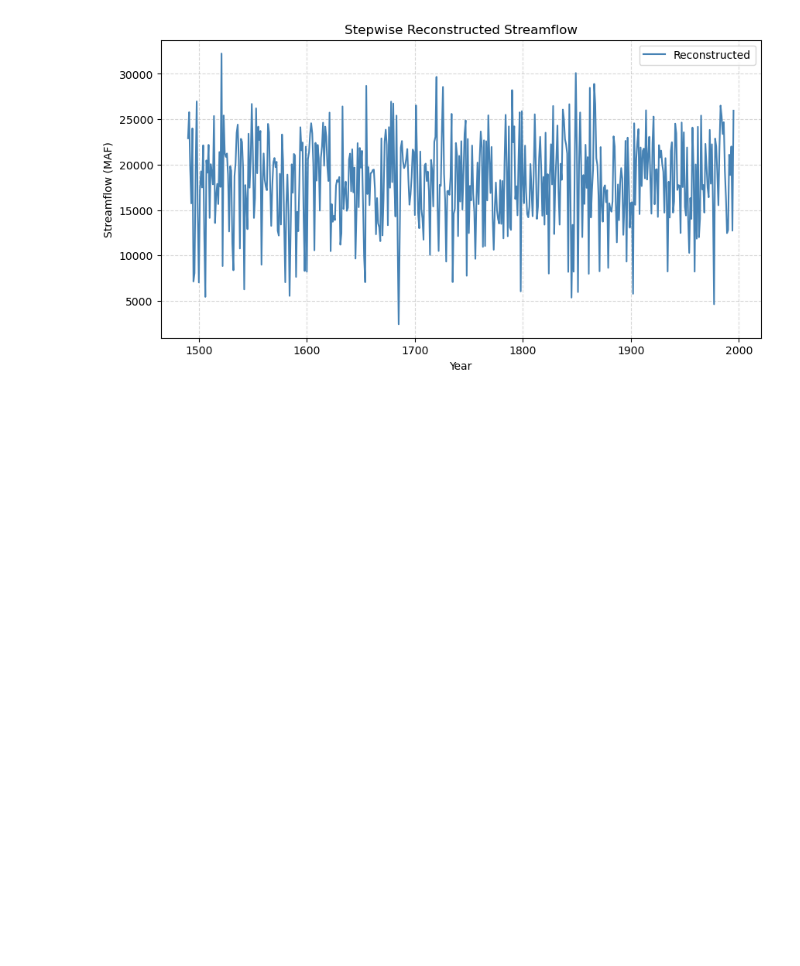
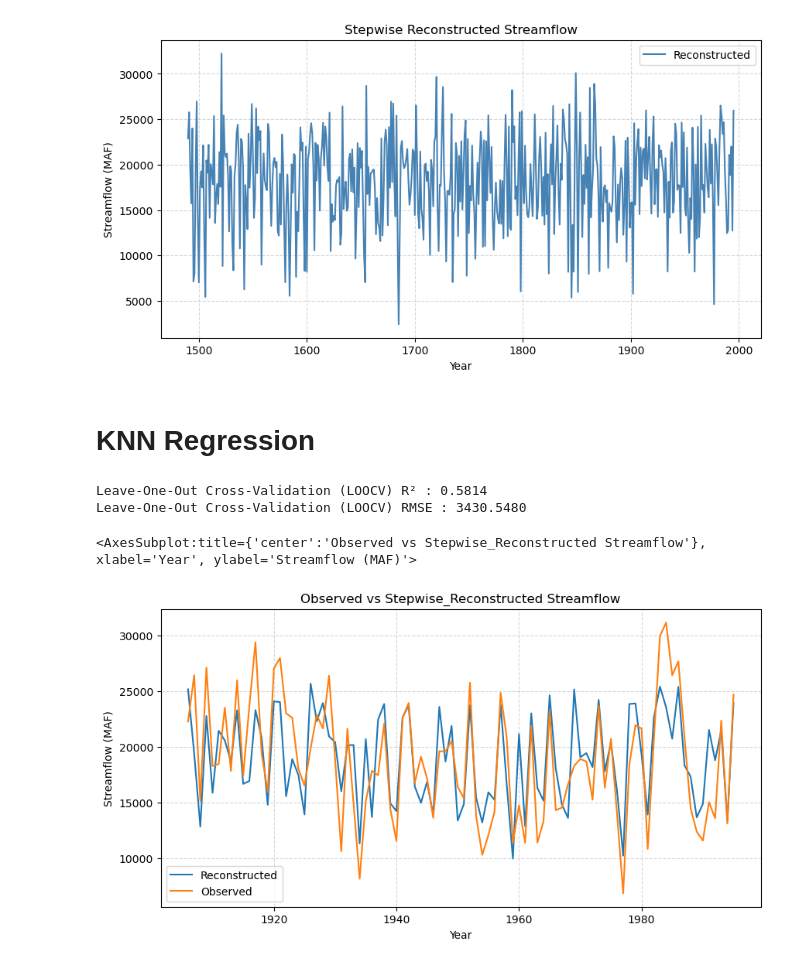
Before and after one commit to Kalharap/py-recon, a Jupyter notebook: example.ipynb, the cells around one changed output. Drawn from its saved outputs; the diff is of its cells as text; code cells hidden in the pictures; blank space fills up the shorter version.

```diff
--- a/example.ipynb
+++ b/example.ipynb
@@ -82,3 +81,14 @@ plot_full_reconstruction(full_recon, 1490, 1995, ylabel='Streamflow (MAF)',xlabe
 # %% [output]
 <AxesSubplot:title={'center':'Stepwise Reconstructed Streamflow'}, xlabel='Year', ylabel='Streamflow (MAF)'>
 [figure]
+# %% [markdown]
+# KNN Regression
+# %%
+y_hat,r2,rmse = loocv_knn_mean(scores, nf, 30, 1906, 1995, k=9, weight_scheme="bisquare")
+plot_observed_vs_reconstructed(y_hat, nf,1906,1995, ylabel='Streamflow (MAF)',
+                               xlabel='Year',title ='Observed vs Stepwise_Reconstructed Streamflow')
+# %% [output]
+Leave-One-Out Cross-Validation (LOOCV) R² : 0.5814
+Leave-One-Out Cross-Validation (LOOCV) RMSE : 3430.5480
+<AxesSubplot:title={'center':'Observed vs Stepwise_Reconstructed Streamflow'}, xlabel='Year', ylabel='Streamflow (MAF)'>
+[figure, added]
```
Also changed, not shown: parts of 7 cells of this notebook.
